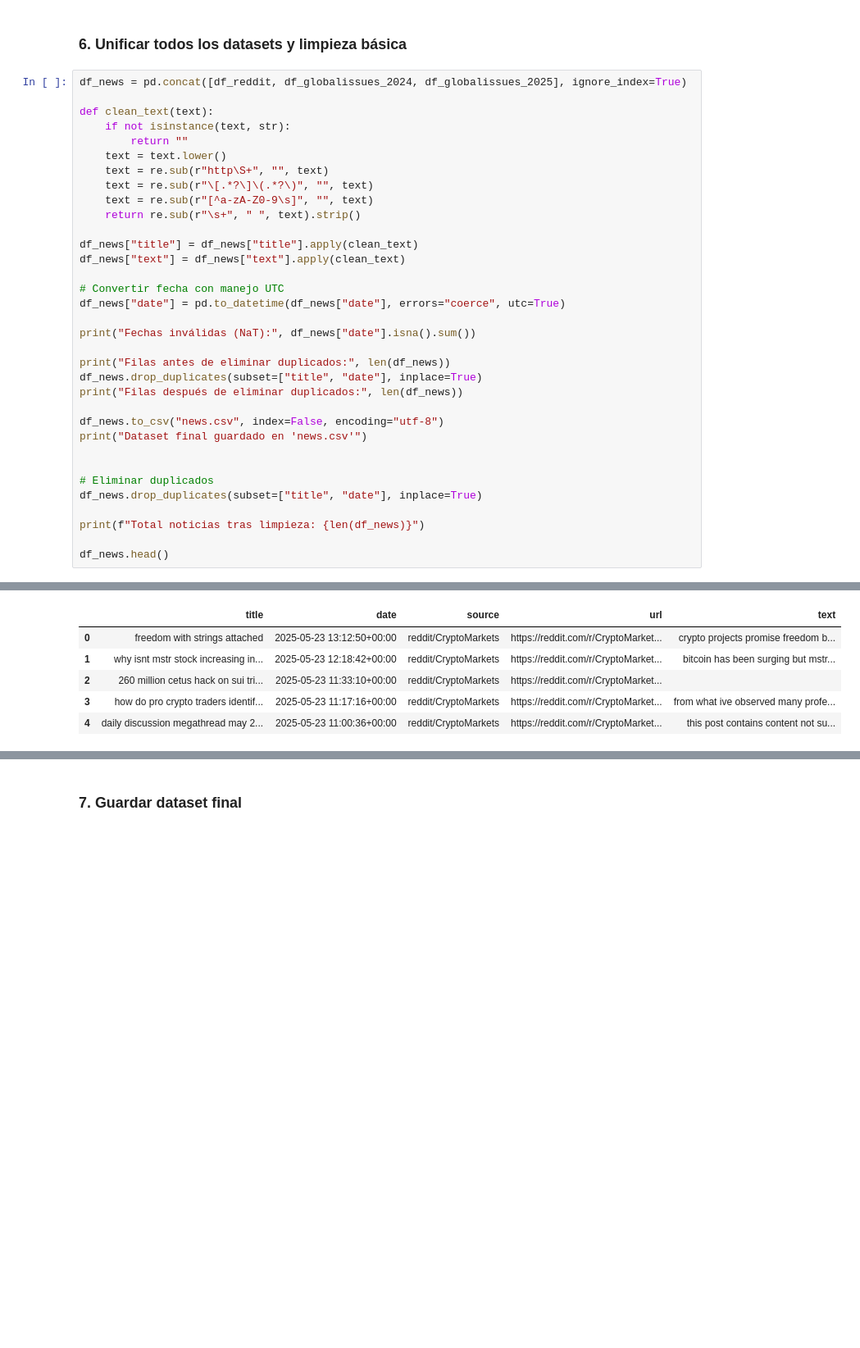
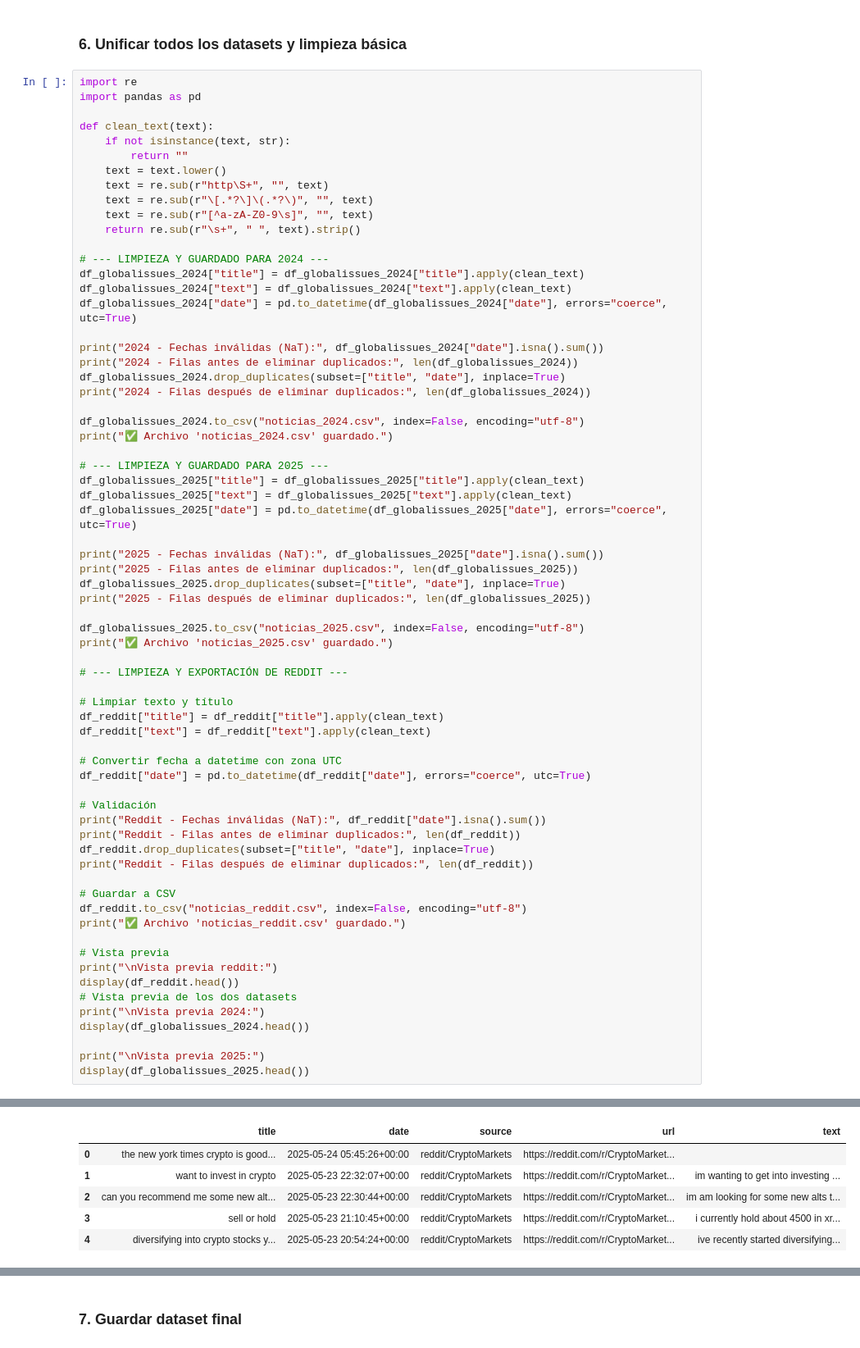
Before and after one commit to estebanolroberto/TFM_SERGIO-ROBERTO-UNIR, a Jupyter notebook: reddit_data/news_script.ipynb, the cells around one changed output, grey strips where cells are left out. Shown: that part at 82% size. Cells and saved outputs as stored; diff of their text form; blank space fills up the shorter version.

Commit message:
Cambios en el script de recogida de noticias y se eliminan ficheros en la carpeta de memecoins

```diff
--- a/reddit_data/news_script.ipynb
+++ b/reddit_data/news_script.ipynb
@@ -431,7 +461,8 @@ FECHA: 2025-05-12T12:00:00+00:00
 # %% [markdown]
 ### 6. Unificar todos los datasets y limpieza básica
 # %%
-df_news = pd.concat([df_reddit, df_globalissues_2024, df_globalissues_2025], ignore_index=True)
+import re
+import pandas as pd
 
 def clean_text(text):
     if not isinstance(text, str):
@@ -442,26 +473,58 @@ def clean_text(text):
     text = re.sub(r"[^a-zA-Z0-9\s]", "", text)
     return re.sub(r"\s+", " ", text).strip()
 
-df_news["title"] = df_news["title"].apply(clean_text)
-df_news["text"] = df_news["text"].apply(clean_text)
+# --- LIMPIEZA Y GUARDADO PARA 2024 ---
+df_globalissues_2024["title"] = df_globalissues_2024["title"].apply(clean_text)
+df_globalissues_2024["text"] = df_globalissues_2024["text"].apply(clean_text)
+df_globalissues_2024["date"] = pd.to_datetime(df_globalissues_2024["date"], errors="coerce", utc=True)
 
-# Convertir fecha con manejo UTC
-df_news["date"] = pd.to_datetime(df_news["date"], errors="coerce", utc=True)
+print("2024 - Fechas inválidas (NaT):", df_globalissues_2024["date"].isna().sum())
+print("2024 - Filas antes de eliminar duplicados:", len(df_globalissues_2024))
+df_globalissues_2024.drop_duplicates(subset=["title", "date"], inplace=True)
+print("2024 - Filas después de eliminar duplicados:", len(df_globalissues_2024))
 
-print("Fechas inválidas (NaT):", df_news["date"].isna().sum())
+df_globalissues_2024.to_csv("noticias_2024.csv", index=False, encoding="utf-8")
+print("✅ Archivo 'noticias_2024.csv' guardado.")
 
-print("Filas antes de eliminar duplicados:", len(df_news))
-df_news.drop_duplicates(subset=["title", "date"], inplace=True)
-print("Filas después de eliminar duplicados:", len(df_news))
+# --- LIMPIEZA Y GUARDADO PARA 2025 ---
+df_globalissues_2025["title"] = df_globalissues_2025["title"].apply(clean_text)
+df_globalissues_2025["text"] = df_globalissues_2025["text"].apply(clean_text)
+df_globalissues_2025["date"] = pd.to_datetime(df_globalissues_2025["date"], errors="coerce", utc=True)
 
-df_news.to_csv("news.csv", index=False, encoding="utf-8")
-print("Dataset final guardado en 'news.csv'")
+print("2025 - Fechas inválidas (NaT):", df_globalissues_2025["date"].isna().sum())
+print("2025 - Filas antes de eliminar duplicados:", len(df_globalissues_2025))
+df_globalissues_2025.drop_duplicates(subset=["title", "date"], inplace=True)
+print("2025 - Filas después de eliminar duplicados:", len(df_globalissues_2025))
 
+df_globalissues_2025.to_csv("noticias_2025.csv", index=False, encoding="utf-8")
+print("✅ Archivo 'noticias_2025.csv' guardado.")
 
-# Eliminar duplicados
-df_news.drop_duplicates(subset=["title", "date"], inplace=True)
+# --- LIMPIEZA Y EXPORTACIÓN DE REDDIT ---
 
-print(f"Total noticias tras limpieza: {len(df_news)}")
+# Limpiar texto y título
+df_reddit["title"] = df_reddit["title"].apply(clean_text)
+df_reddit["text"] = df_reddit["text"].apply(clean_text)
 
-df_news.head()
+# Convertir fecha a datetime con zona UTC
+df_reddit["date"] = pd.to_datetime(df_reddit["date"], errors="coerce", utc=True)
+
+# Validación
+print("Reddit - Fechas inválidas (NaT):", df_reddit["date"].isna().sum())
+print("Reddit - Filas antes de eliminar duplicados:", len(df_reddit))
+df_reddit.drop_duplicates(subset=["title", "date"], inplace=True)
+print("Reddit - Filas después de eliminar duplicados:", len(df_reddit))
+
+# Guardar a CSV
+df_reddit.to_csv("noticias_reddit.csv", index=False, encoding="utf-8")
+print("✅ Archivo 'noticias_reddit.csv' guardado.")
+
+# Vista previa
+print("\nVista previa reddit:")
+display(df_reddit.head())
+# Vista previa de los dos datasets
+print("\nVista previa 2024:")
+display(df_globalissues_2024.head())
+
+print("\nVista previa 2025:")
+display(df_globalissues_2025.head())
 # %% [output]
@@ -473,6 +545,6 @@ Total noticias tras limpieza: 5174
 |  | title | date | source | url | text |
-| 0 | freedom with strings attached | 2025-05-23 13:12:50+00:00 | reddit/CryptoMarkets | https://reddit.com/r/CryptoMarket... | crypto projects promise freedom b... |
-| 1 | why isnt mstr stock increasing in... | 2025-05-23 12:18:42+00:00 | reddit/CryptoMarkets | https://reddit.com/r/CryptoMarket... | bitcoin has been surging but mstr... |
-| 2 | 260 million cetus hack on sui tri... | 2025-05-23 11:33:10+00:00 | reddit/CryptoMarkets | https://reddit.com/r/CryptoMarket... |  |
-| 3 | how do pro crypto traders identif... | 2025-05-23 11:17:16+00:00 | reddit/CryptoMarkets | https://reddit.com/r/CryptoMarket... | from what ive observed many profe... |
-| 4 | daily discussion megathread may 2... | 2025-05-23 11:00:36+00:00 | reddit/CryptoMarkets | https://reddit.com/r/CryptoMarket... | this post contains content not su... |
+| 0 | the new york times crypto is good... | 2025-05-24 05:45:26+00:00 | reddit/CryptoMarkets | https://reddit.com/r/CryptoMarket... |  |
+| 1 | want to invest in crypto | 2025-05-23 22:32:07+00:00 | reddit/CryptoMarkets | https://reddit.com/r/CryptoMarket... | im wanting to get into investing ... |
+| 2 | can you recommend me some new alt... | 2025-05-23 22:30:44+00:00 | reddit/CryptoMarkets | https://reddit.com/r/CryptoMarket... | im am looking for some new alts t... |
+| 3 | sell or hold | 2025-05-23 21:10:45+00:00 | reddit/CryptoMarkets | https://reddit.com/r/CryptoMarket... | i currently hold about 4500 in xr... |
+| 4 | diversifying into crypto stocks y... | 2025-05-23 20:54:24+00:00 | reddit/CryptoMarkets | https://reddit.com/r/CryptoMarket... | ive recently started diversifying... |
```
Also changed, not shown: parts of 6 cells of this notebook, 7 other files.
